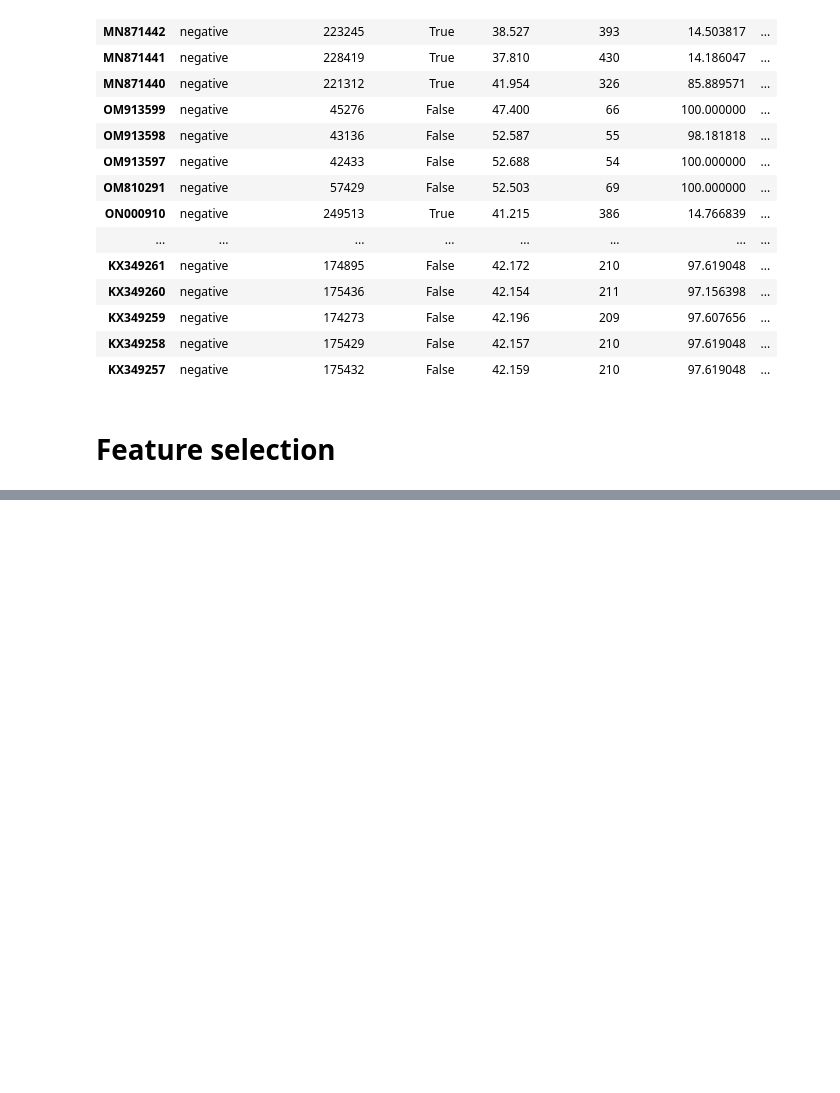
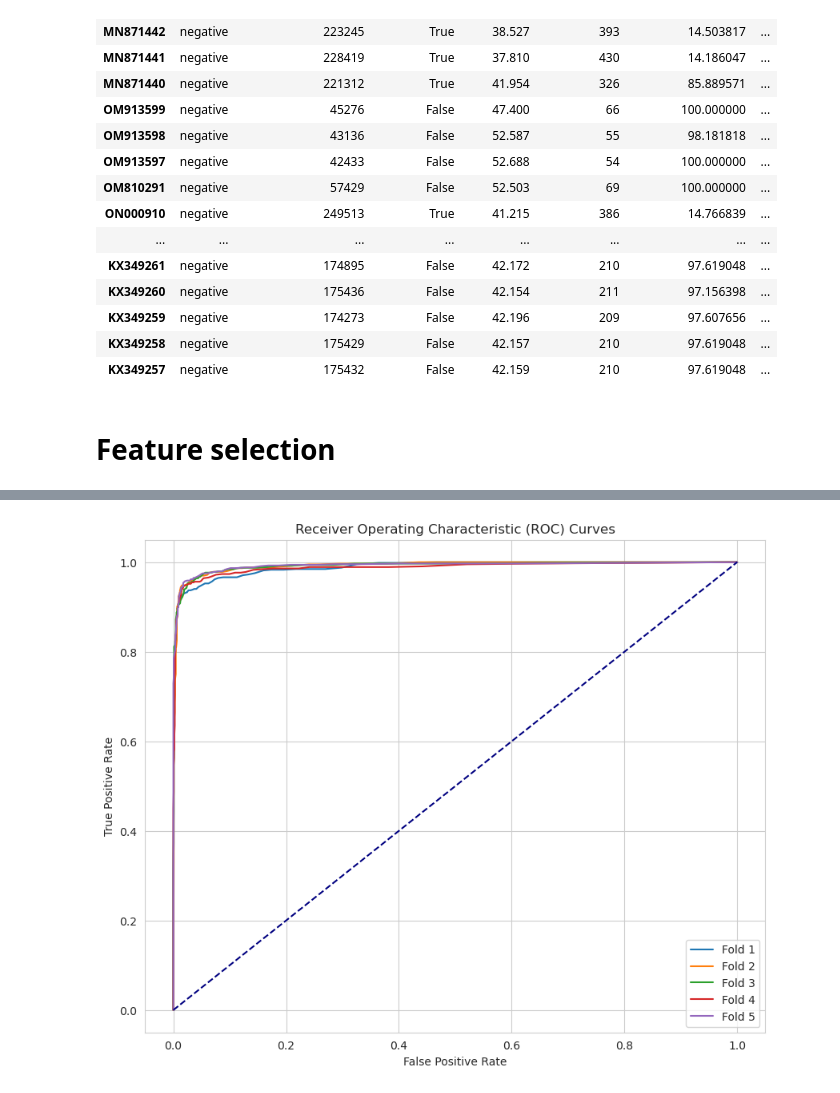
Before and after one commit to Alvaroguleon/Phage-predictor, a Jupyter notebook: notebooks/07_model.ipynb, the cells around one changed output, grey strips where cells are left out. Cells and saved outputs as stored; diff of their text form; code cells hidden in the pictures; blank space fills up the shorter version.

Commit message:
Cross validation for pharokka data

```diff
--- a/notebooks/07_model.ipynb
+++ b/notebooks/07_model.ipynb
@@ -697,0 +787,33 @@ Index(['Genome Length (bp)', 'molGC (%)', 'Number CDS', 'Positive Strand (%)',
+# %%
+import time
+# Create a mapping dictionary from accession code to community index
+accession_to_community = {}
+for i, community in enumerate(communities):
+    for accession in community:
+        accession_to_community[accession] = i
+
+# Map the 'Accession' column to a new 'Community' column
+df['Community'] = df['id'].map(accession_to_community)
+# df[['Accession','Community']].head()
+
+# Now, decide how to split the communities into train and test sets
+# For simplicity, let's say you want 80% of communities in the training set
+# First, let's decide which community indices will go into training
+
+# Set the random seed for reproducibility
+np.random.seed(int(time.time()))
+
+
+# Shuffle the community indices to randomly select 80% for training
+community_indices = list(range(len(communities)))
+random.shuffle(community_indices)
+
+# Divide community indices into five groups
+fold_size = len(community_indices) // 5
+community_folds = [community_indices[i:i + fold_size] for i in range(0, len(community_indices), fold_size)]
+
+def split_based_on_communities(df, train_communities, validation_communities):
+    train_df = df[df['Community'].isin(train_communities)]
+    validation_df = df[df['Community'].isin(validation_communities)]
+
+    return train_df, validation_df
@@ -697,0 +1127,13 @@ Index(['Genome Length (bp)', 'molGC (%)', 'Number CDS', 'Positive Strand (%)',
+# %%
+# Unscaled
+plt.figure(figsize=(10, 8))
+for i in range(5):
+    plt.plot(fprs[i], tprs[i], label=f'Fold {i+1}')
+plt.plot([0, 1], [0, 1], color='navy', linestyle='--')
+plt.xlabel('False Positive Rate')
+plt.ylabel('True Positive Rate')
+plt.title('Receiver Operating Characteristic (ROC) Curves')
+plt.legend(loc="lower right")
+plt.show()
+# %% [output]
+[figure, added]
```
Also changed, not shown: parts of 32 cells of this notebook, 1 other file.
